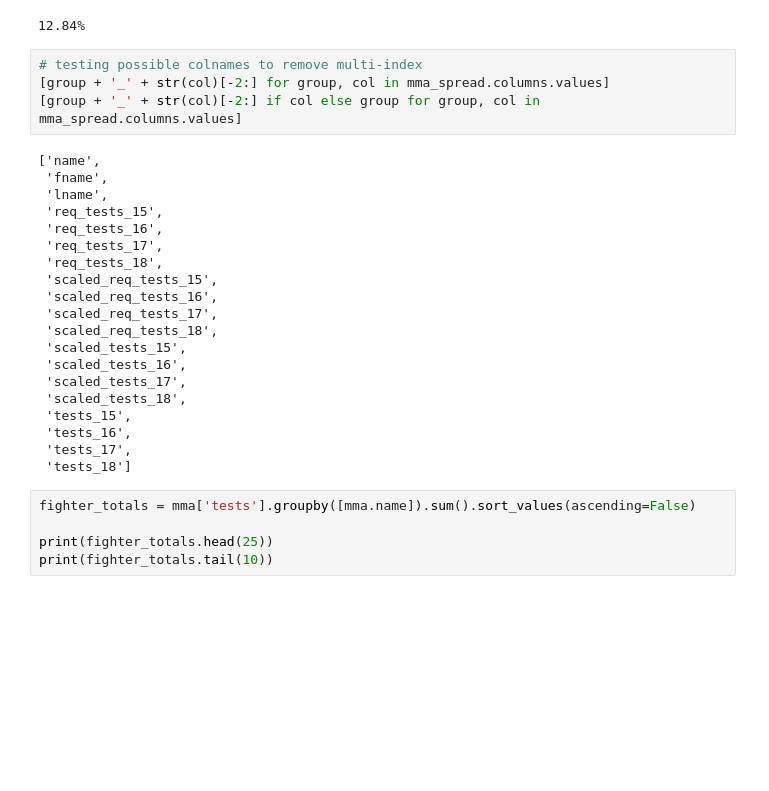
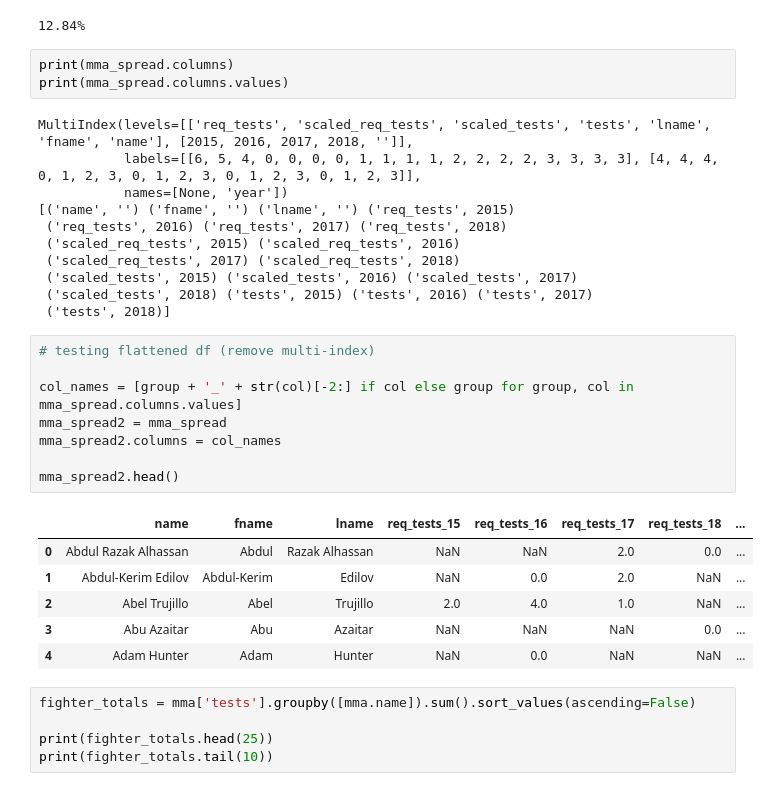
Before and after one commit to Hmamin/usada, a Jupyter notebook: usada_fixed.ipynb, the cells around one changed output. Cells and saved outputs as stored; diff of their text form; blank space fills up the shorter version.

```diff
--- a/usada_fixed.ipynb
+++ b/usada_fixed.ipynb
@@ -178,30 +178,35 @@ all_years = mma_spread.loc[mma_spread.tests.isnull().sum(axis=1) == 0][['name',
 print(str(round(100 * all_years.shape[0] / mma_spread.shape[0], 2)) + '%')
 # %% [output]
 12.84%
+# %%
+print(mma_spread.columns)
+print(mma_spread.columns.values)
+# %% [output]
+MultiIndex(levels=[['req_tests', 'scaled_req_tests', 'scaled_tests', 'tests', 'lname', 'fname', 'name'], [2015, 2016, 2017, 2018, '']],
+           labels=[[6, 5, 4, 0, 0, 0, 0, 1, 1, 1, 1, 2, 2, 2, 2, 3, 3, 3, 3], [4, 4, 4, 0, 1, 2, 3, 0, 1, 2, 3, 0, 1, 2, 3, 0, 1, 2, 3]],
+           names=[None, 'year'])
+[('name', '') ('fname', '') ('lname', '') ('req_tests', 2015)
+ ('req_tests', 2016) ('req_tests', 2017) ('req_tests', 2018)
+ ('scaled_req_tests', 2015) ('scaled_req_tests', 2016)
+ ('scaled_req_tests', 2017) ('scaled_req_tests', 2018)
+ ('scaled_tests', 2015) ('scaled_tests', 2016) ('scaled_tests', 2017)
+ ('scaled_tests', 2018) ('tests', 2015) ('tests', 2016) ('tests', 2017)
+ ('tests', 2018)]
 # %%
-# testing possible colnames to remove multi-index
-[group + '_' + str(col)[-2:] for group, col in mma_spread.columns.values]
-[group + '_' + str(col)[-2:] if col else group for group, col in mma_spread.columns.values]
+# testing flattened df (remove multi-index)
+
+col_names = [group + '_' + str(col)[-2:] if col else group for group, col in mma_spread.columns.values]
+mma_spread2 = mma_spread
+mma_spread2.columns = col_names
+
+mma_spread2.head()
 # %% [output]
-['name',
- 'fname',
- 'lname',
- 'req_tests_15',
- 'req_tests_16',
- 'req_tests_17',
- 'req_tests_18',
- 'scaled_req_tests_15',
- 'scaled_req_tests_16',
- 'scaled_req_tests_17',
- 'scaled_req_tests_18',
- 'scaled_tests_15',
- 'scaled_tests_16',
- 'scaled_tests_17',
- 'scaled_tests_18',
- 'tests_15',
- 'tests_16',
- 'tests_17',
- 'tests_18']
+|  | name | fname | lname | req_tests_15 | req_tests_16 | req_tests_17 | req_tests_18 | ... |
+| 0 | Abdul Razak Alhassan | Abdul | Razak Alhassan | NaN | NaN | 2.0 | 0.0 | ... |
+| 1 | Abdul-Kerim Edilov | Abdul-Kerim | Edilov | NaN | 0.0 | 2.0 | NaN | ... |
+| 2 | Abel Trujillo | Abel | Trujillo | 2.0 | 4.0 | 1.0 | NaN | ... |
+| 3 | Abu Azaitar | Abu | Azaitar | NaN | NaN | NaN | 0.0 | ... |
+| 4 | Adam Hunter | Adam | Hunter | NaN | 0.0 | NaN | NaN | ... |
 # %%
 fighter_totals = mma['tests'].groupby([mma.name]).sum().sort_values(ascending=False)
 
```
Also changed, not shown: parts of 9 cells of this notebook.
